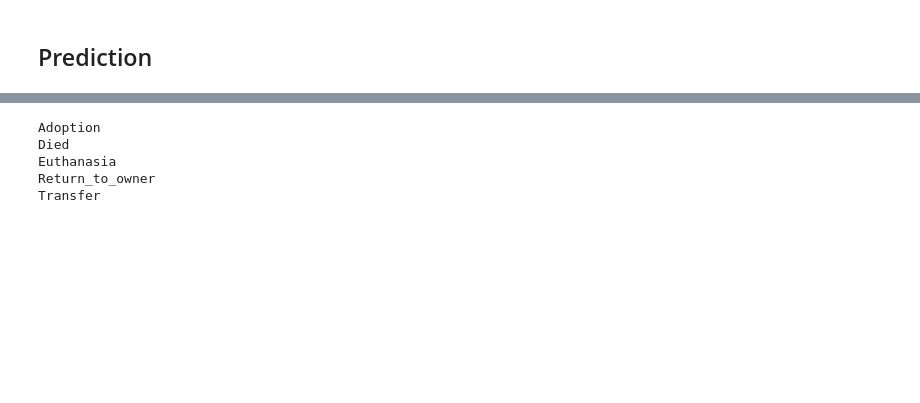
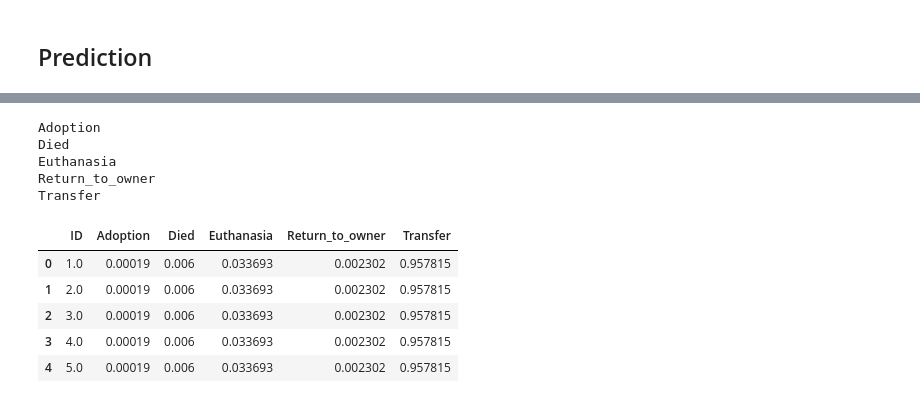
Before and after one commit to byted/ShelterAnimalOutcomeKaggle, a Jupyter notebook: rob/predict/1st Prediction by Trees.ipynb, the cells around one changed output, grey strips where cells are left out. Cells and saved outputs as stored; diff of their text form; code cells hidden in the pictures; blank space fills up the shorter version.

```diff
--- a/rob/predict/1st Prediction by Trees.ipynb
+++ b/rob/predict/1st Prediction by Trees.ipynb
@@ -179,36 +257,35 @@ calcPredictProbas = rf.predict_proba(predictOn.values)
 # %%
 ii = 0
 for index, row in myTest.iterrows():
-    stopCounter = stopCounter - 1
-    #if stopCounter < 0: break
-
     probas = calcPredictProbas[ii]
-    ii = ii + 1
-    #print(probas)
 
     #for i in probas:
     if result is None:
         result = DataFrame(columns=["ID"])
         result.set_index("ID")
 
         for j in range(0, len(probas)):
             result[train.OutcomeType.cat.categories[j]] = None
             print(train.OutcomeType.cat.categories[j])
 
-    #print(index)
-
     newLine = [index]
     newLine.extend(probas)
     #print(newLine)
     result.loc[len(result)] = newLine
 
 result.head()
 # %% [output]
 Adoption
 Died
 Euthanasia
 Return_to_owner
 Transfer
+|  | ID | Adoption | Died | Euthanasia | Return_to_owner | Transfer |
+| 0 | 1.0 | 0.00019 | 0.006 | 0.033693 | 0.002302 | 0.957815 |
+| 1 | 2.0 | 0.00019 | 0.006 | 0.033693 | 0.002302 | 0.957815 |
+| 2 | 3.0 | 0.00019 | 0.006 | 0.033693 | 0.002302 | 0.957815 |
+| 3 | 4.0 | 0.00019 | 0.006 | 0.033693 | 0.002302 | 0.957815 |
+| 4 | 5.0 | 0.00019 | 0.006 | 0.033693 | 0.002302 | 0.957815 |
 # %%
 result["ID"] = result["ID"].astype(int)
 result.set_index("ID", inplace=True)
```
Also changed, not shown: parts of 31 cells of this notebook, 2 other files.
